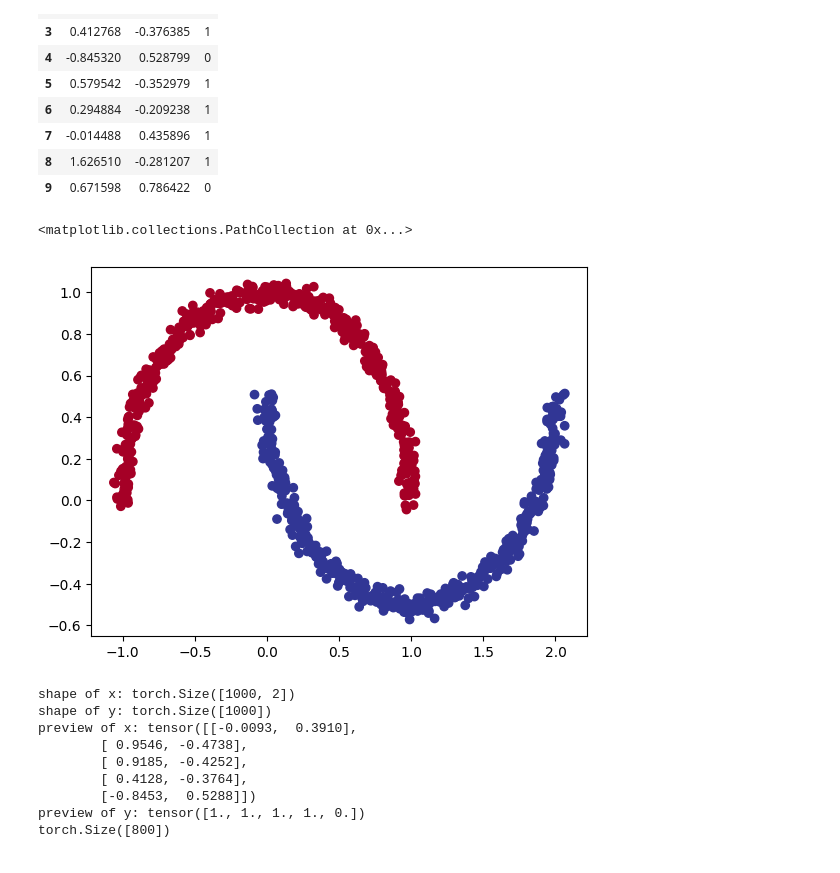
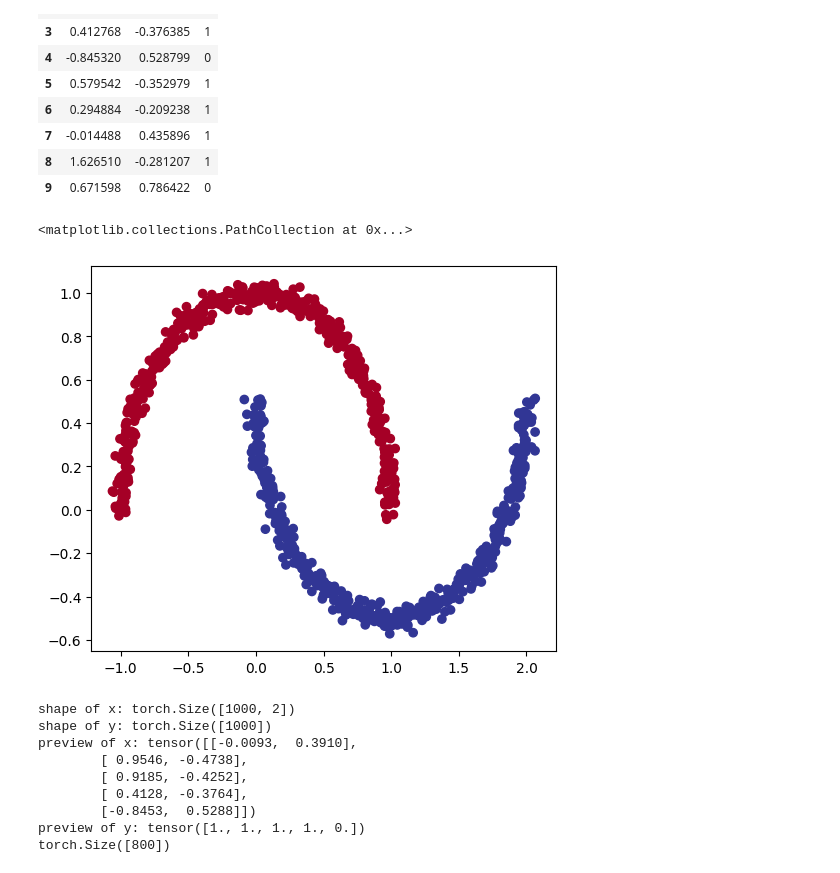
Before and after one commit to yatoxlee/PyTorch-for-Deep-Learning-Machine-Learning, a Jupyter notebook: exercises/02_pytorch_classification_exercises.ipynb, the cells around one changed output. Drawn from its saved outputs; the diff is of its cells as text; code cells hidden in the pictures.

```diff
--- a/exercises/02_pytorch_classification_exercises.ipynb
+++ b/exercises/02_pytorch_classification_exercises.ipynb
@@ -74,11 +74,11 @@ moons.head(10)
 # %%
 # Visualize the data on a scatter plot
 import matplotlib.pyplot as plt
-plt.figure()
+plt.figure(figsize=(6,5))
 plt.scatter(x=x[:,0],y=x[:,1],c=y,cmap = plt.cm.RdYlBu)
 # %% [output]
 <matplotlib.collections.PathCollection at 0x...>
-[figure, old version]
+[figure, new version]
 # %%
 # Turn data into tensors of dtype float
 datax = torch.from_numpy(x).type(torch.float)
```
Also changed, not shown: parts of 19 cells of this notebook.
